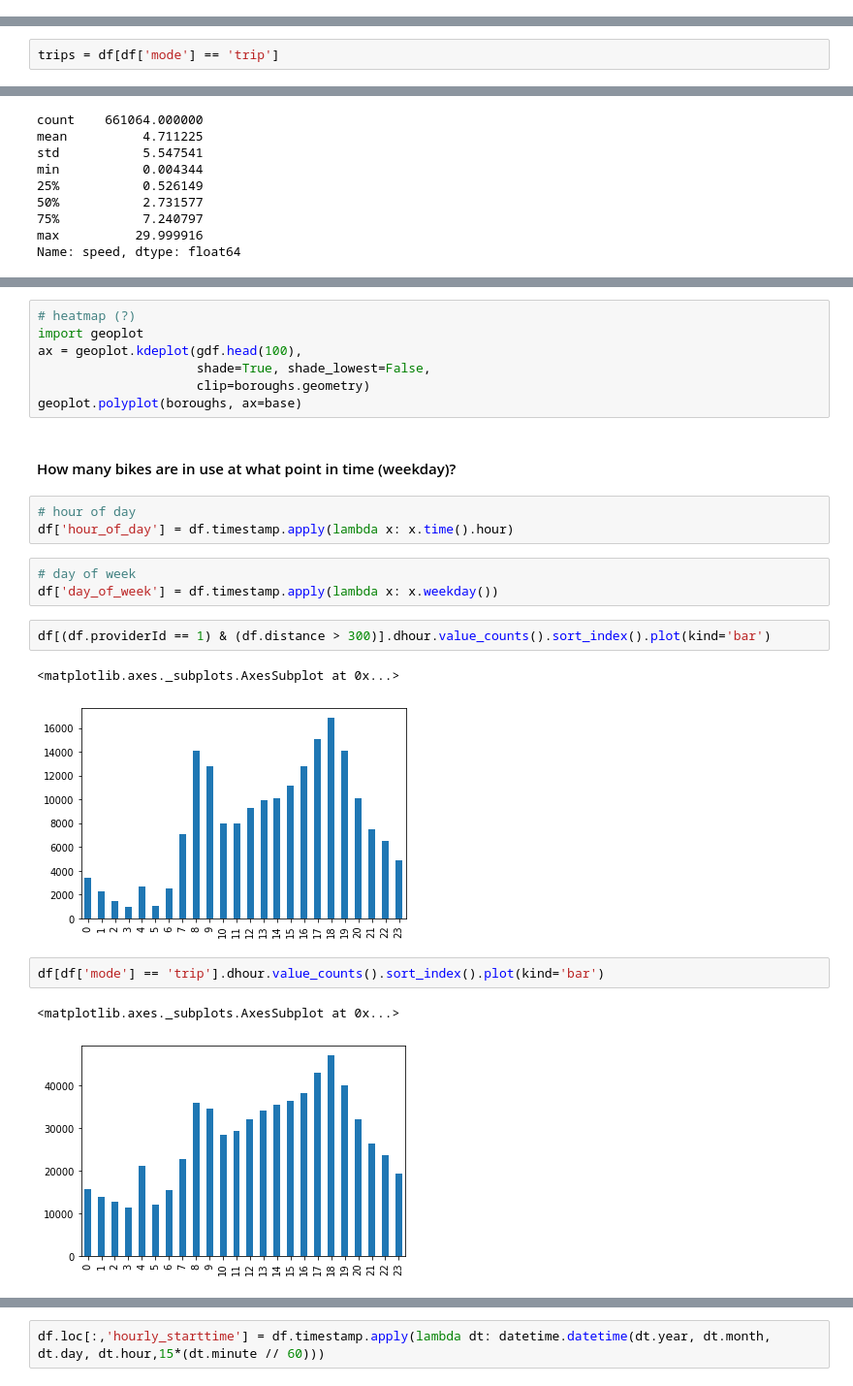
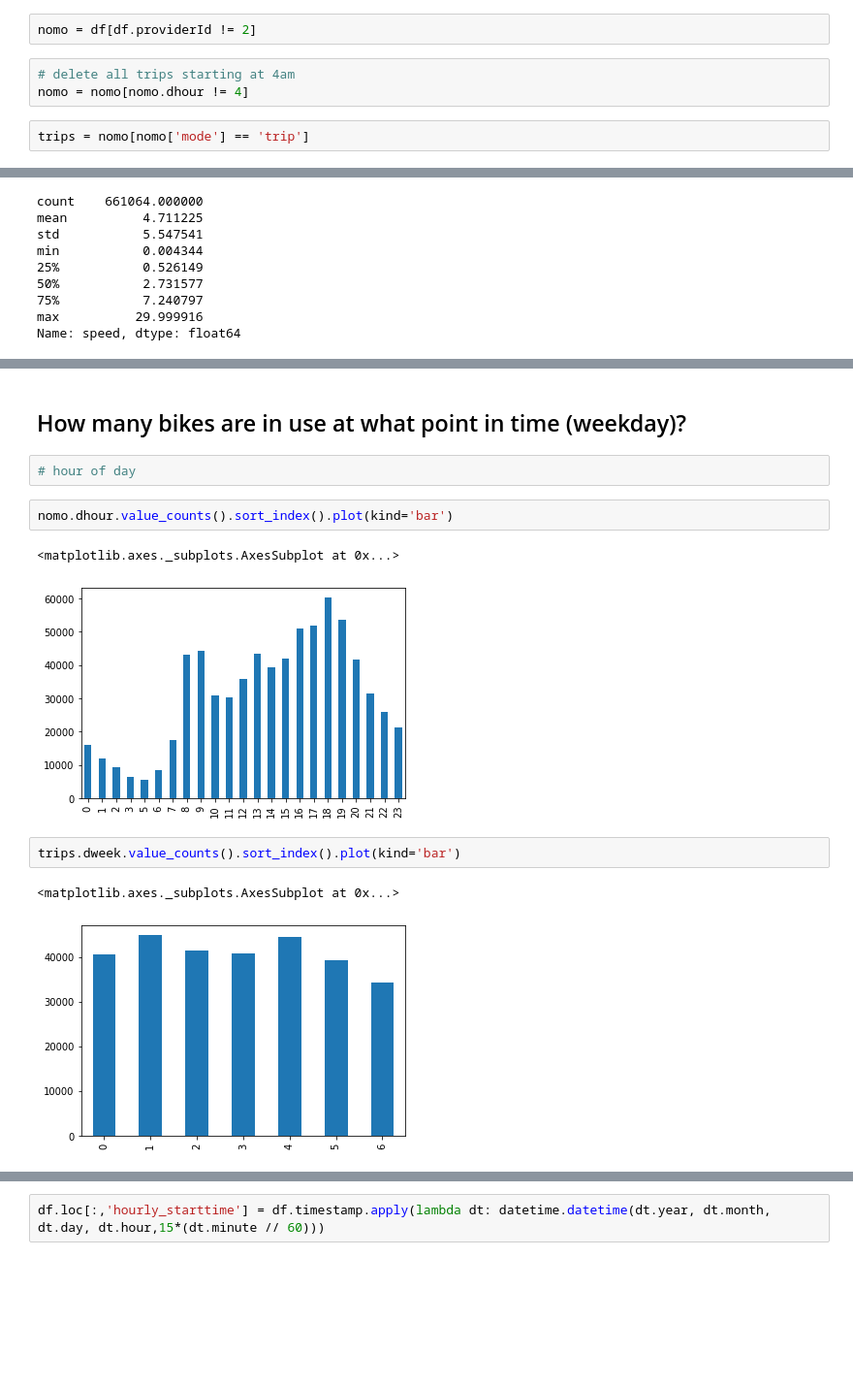
Before and after one commit to technologiestiftung/bike-sharing, a Jupyter notebook: src/analysis/analysis.ipynb, the cells around one changed output, grey strips where cells are left out. Shown: that part at 97% size. Saved outputs shown, nothing was run; the diff lists cells and outputs as text; blank space fills up the shorter version.

```diff
--- a/src/analysis/analysis.ipynb
+++ b/src/analysis/analysis.ipynb
@@ -44,0 +43,7 @@ df['dweek'] = df.timestamp.apply(lambda x: x.weekday())
+# %%
+nomo = df[df.providerId != 2]
+# %%
+# delete all trips starting at 4am
+nomo = nomo[nomo.dhour != 4]
+# %%
+trips = nomo[nomo['mode'] == 'trip']
@@ -71,2 +109,0 @@ df.groupby('providerId').distance.describe()
-# %%
-trips = df[df['mode'] == 'trip']
@@ -338,25 +450,14 @@ gdf_end[(gdf_end['mode']=='trip')].plot(ax=start, markersize=0.01, figsize=(20,2
-# %%
-# heatmap (?)
-import geoplot
-ax = geoplot.kdeplot(gdf.head(100),
-                     shade=True, shade_lowest=False,
-                     clip=boroughs.geometry)
-geoplot.polyplot(boroughs, ax=base)
 # %% [markdown]
-#### How many bikes are in use at what point in time (weekday)?
+## How many bikes are in use at what point in time (weekday)?
-# %%
-# hour of day
-df['hour_of_day'] = df.timestamp.apply(lambda x: x.time().hour)
-# %%
-# day of week
-df['day_of_week'] = df.timestamp.apply(lambda x: x.weekday())
+# %%
+# hour of day
 # %%
-df[(df.providerId == 1) & (df.distance > 300)].dhour.value_counts().sort_index().plot(kind='bar')
+nomo.dhour.value_counts().sort_index().plot(kind='bar')
 # %% [output]
 <matplotlib.axes._subplots.AxesSubplot at 0x...>
-[figure, old version]
+[figure, new version]
 # %%
-df[df['mode'] == 'trip'].dhour.value_counts().sort_index().plot(kind='bar')
+trips.dweek.value_counts().sort_index().plot(kind='bar')
 # %% [output]
 <matplotlib.axes._subplots.AxesSubplot at 0x...>
-[figure, old version]
+[figure, new version]
```
Also changed, not shown: parts of 85 cells of this notebook.
